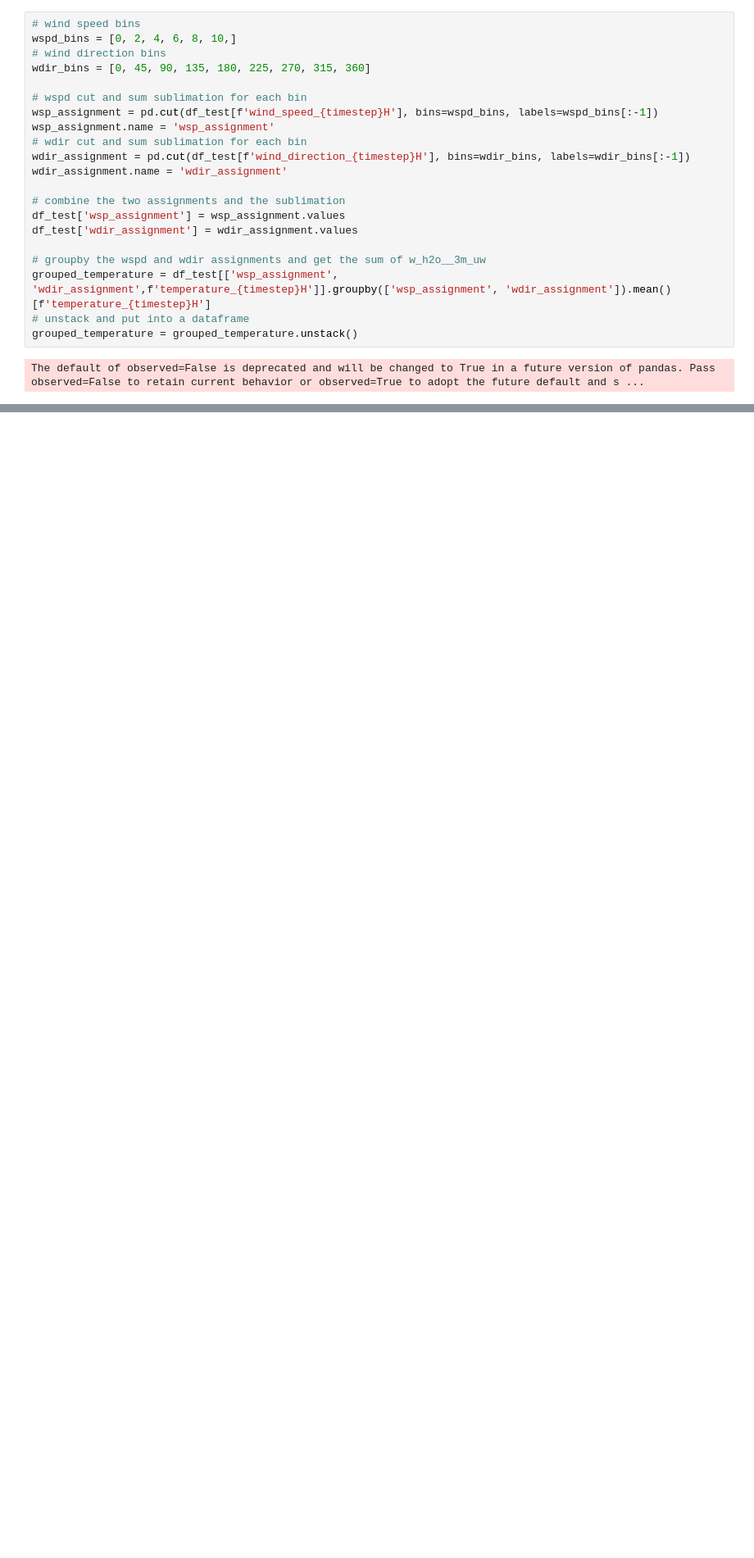
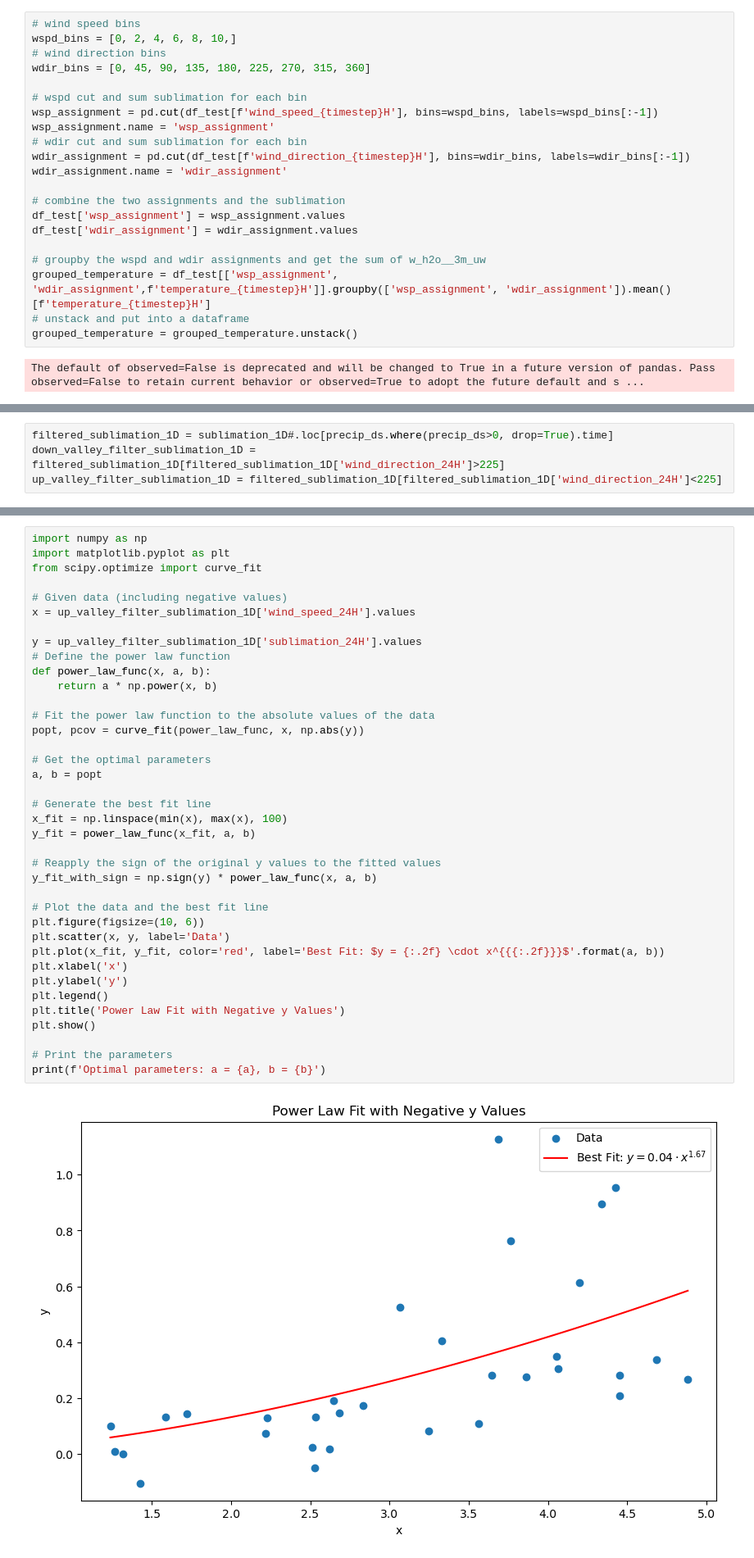
Before and after one commit to dlhogan97/Synoptic-Sublimation, a Jupyter notebook: 02_analysis/data_exploration/09_blowing_snow_and_sublimation_kettle_ponds.ipynb, the cells around one changed output, grey strips where cells are left out. Shown at 82% size. Cells and saved outputs as stored; diff of their text form; blank space fills up the shorter version.

```diff
--- a/02_analysis/data_exploration/09_blowing_snow_and_sublimation_kettle_ponds.ipynb
+++ b/02_analysis/data_exploration/09_blowing_snow_and_sublimation_kettle_ponds.ipynb
@@ -1119,0 +1130,4 @@ fig.update_layout(coloraxis_colorbar=dict(yanchor="top",
+# %%
+filtered_sublimation_1D = sublimation_1D#.loc[precip_ds.where(precip_ds>0, drop=True).time]
+down_valley_filter_sublimation_1D = filtered_sublimation_1D[filtered_sublimation_1D['wind_direction_24H']>225]
+up_valley_filter_sublimation_1D = filtered_sublimation_1D[filtered_sublimation_1D['wind_direction_24H']<225]
@@ -1119,0 +1243,40 @@ fig.update_layout(coloraxis_colorbar=dict(yanchor="top",
+# %%
+import numpy as np
+import matplotlib.pyplot as plt
+from scipy.optimize import curve_fit
+
+# Given data (including negative values)
+x = up_valley_filter_sublimation_1D['wind_speed_24H'].values
+
+y = up_valley_filter_sublimation_1D['sublimation_24H'].values
+# Define the power law function
+def power_law_func(x, a, b):
+    return a * np.power(x, b)
+
+# Fit the power law function to the absolute values of the data
+popt, pcov = curve_fit(power_law_func, x, np.abs(y))
+
+# Get the optimal parameters
+a, b = popt
+
+# Generate the best fit line
+x_fit = np.linspace(min(x), max(x), 100)
+y_fit = power_law_func(x_fit, a, b)
+
+# Reapply the sign of the original y values to the fitted values
+y_fit_with_sign = np.sign(y) * power_law_func(x, a, b)
+
+# Plot the data and the best fit line
+plt.figure(figsize=(10, 6))
+plt.scatter(x, y, label='Data')
+plt.plot(x_fit, y_fit, color='red', label='Best Fit: $y = {:.2f} \cdot x^{{{:.2f}}}$'.format(a, b))
+plt.xlabel('x')
+plt.ylabel('y')
+plt.legend()
+plt.title('Power Law Fit with Negative y Values')
+plt.show()
+
+# Print the parameters
+print(f'Optimal parameters: a = {a}, b = {b}')
+# %% [output]
+[figure, added]
```
Also changed, not shown: parts of 7 cells of this notebook, 2 other files.
